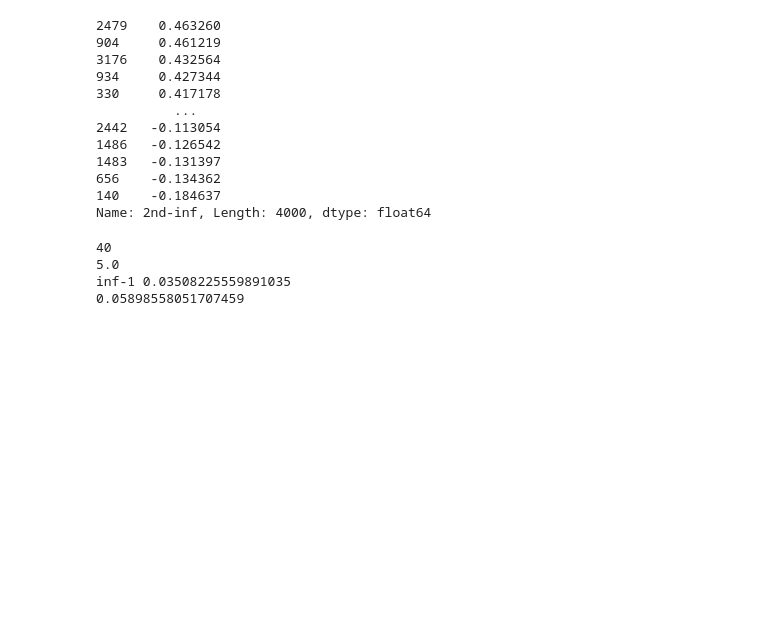
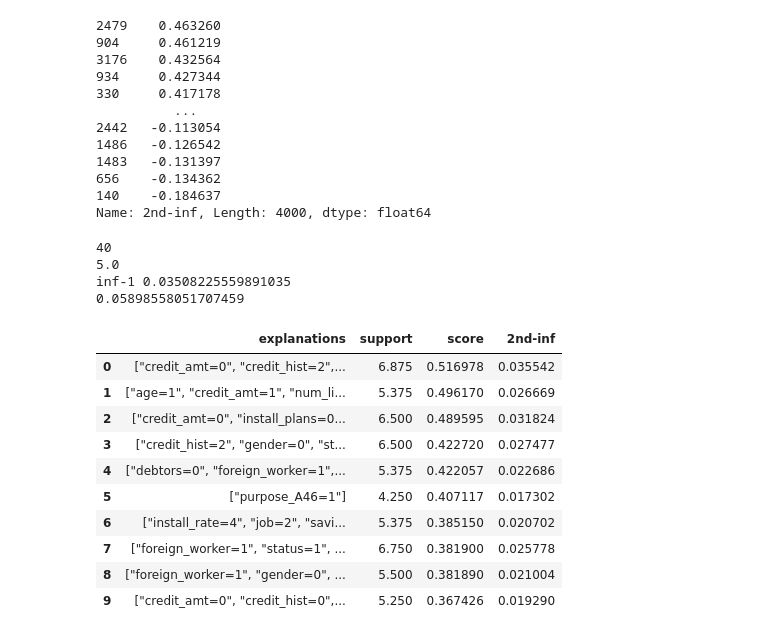
Before and after one commit to romilapradhan/gopher, a Jupyter notebook: german/if_predicates-german.ipynb, the cells around one changed output. Saved outputs shown, nothing was run; the diff lists cells and outputs as text; code cells hidden in the pictures; blank space fills up the shorter version.

Commit message:
added similarity-based explanation filtering

```diff
--- a/german/if_predicates-german.ipynb
+++ b/german/if_predicates-german.ipynb
@@ -919,3 +919,12 @@ print(computeFairness(y_pred, X_test_orig, y_test, 0) - spd_0)
 5.0
 inf-1 0.03508225559891035
 0.05898558051707459
+# %%
+def get_subset(X_train_orig, explanation):
+    subset = X_train_orig.copy()
+    for predicate in explanation:
+#         print(predicate)
+        attr = predicate.split("=")[0].strip(' ')
+        val = int(predicate.split("=")[1].strip(' '))
+        subset = subset[subset[attr]==val]
+    return subset.index
@@ -921,0 +1011,47 @@ inf-1 0.03508225559891035
+# %%
+lsh_df = candidates_df_3_compact.sort_values(by=['score'], ascending=False).copy()
+lsh_df = lsh_df[lsh_df['score']>.2]
+# %%
+import tqdm
+topk = Topk(method='lshensemble', threshold=0.2, k=10)
+# tbar = tqdm.tqdm(total=len(candidates_support_3_compact))
+for row_idx in range(len(lsh_df)):
+#     print(topk.top_explanations.keys())
+    row = lsh_df.iloc[row_idx]
+    explanation, score = row[0], row[2]
+    topk.update(X_train_orig, explanation, score)
+#     tbar.update()
+# %%
+explanations = list(topk.top_explanations.keys())
+idxs = [v[1] for v in topk.top_explanations.values()]
+supports = list()
+scores = list()
+infs = list()
+for e in explanations:
+    condition = candidates_df_3_compact.predicates.apply(lambda x: x==json.loads(e))
+    supports.append(float(candidates_df_3_compact[condition]['support']))
+    scores.append(float(candidates_df_3_compact[condition]['score']))
+    infs.append(float(candidates_df_3_compact[condition]['2nd-inf']))
+
+expl = [explanations, supports, scores, infs]
+expl = (np.array(expl).T).tolist()
+
+explanations = pd.DataFrame(expl, columns=["explanations", "support", "score", "2nd-inf"])
+explanations['score'] = explanations['score'].astype(float)
+explanations['support'] = explanations['support'].astype(float)
+explanations['2nd-inf'] = explanations['2nd-inf'].astype(float)
+# %%
+pd.set_option('max_colwidth', 100)
+explanations.sort_values(by=['score'], ascending=False)
+# %% [output]
+|  | explanations | support | score | 2nd-inf |
+| 0 | ["credit_amt=0", "credit_hist=2",... | 6.875 | 0.516978 | 0.035542 |
+| 1 | ["age=1", "credit_amt=1", "num_li... | 5.375 | 0.496170 | 0.026669 |
+| 2 | ["credit_amt=0", "install_plans=0... | 6.500 | 0.489595 | 0.031824 |
+| 3 | ["credit_hist=2", "gender=0", "st... | 6.500 | 0.422720 | 0.027477 |
+| 4 | ["debtors=0", "foreign_worker=1",... | 5.375 | 0.422057 | 0.022686 |
+| 5 | ["purpose_A46=1"] | 4.250 | 0.407117 | 0.017302 |
+| 6 | ["install_rate=4", "job=2", "savi... | 5.375 | 0.385150 | 0.020702 |
+| 7 | ["foreign_worker=1", "status=1", ... | 6.750 | 0.381900 | 0.025778 |
+| 8 | ["foreign_worker=1", "gender=0", ... | 5.500 | 0.381890 | 0.021004 |
+| 9 | ["credit_amt=0", "credit_hist=0",... | 5.250 | 0.367426 | 0.019290 |
```
Also changed, not shown: parts of 9 cells of this notebook.
